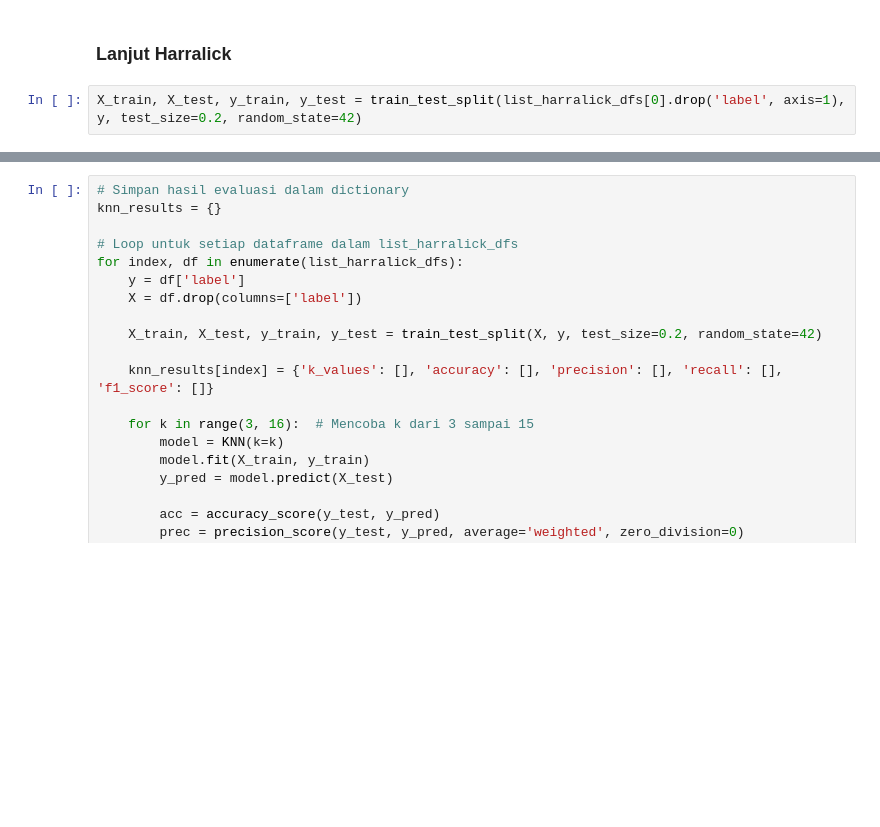
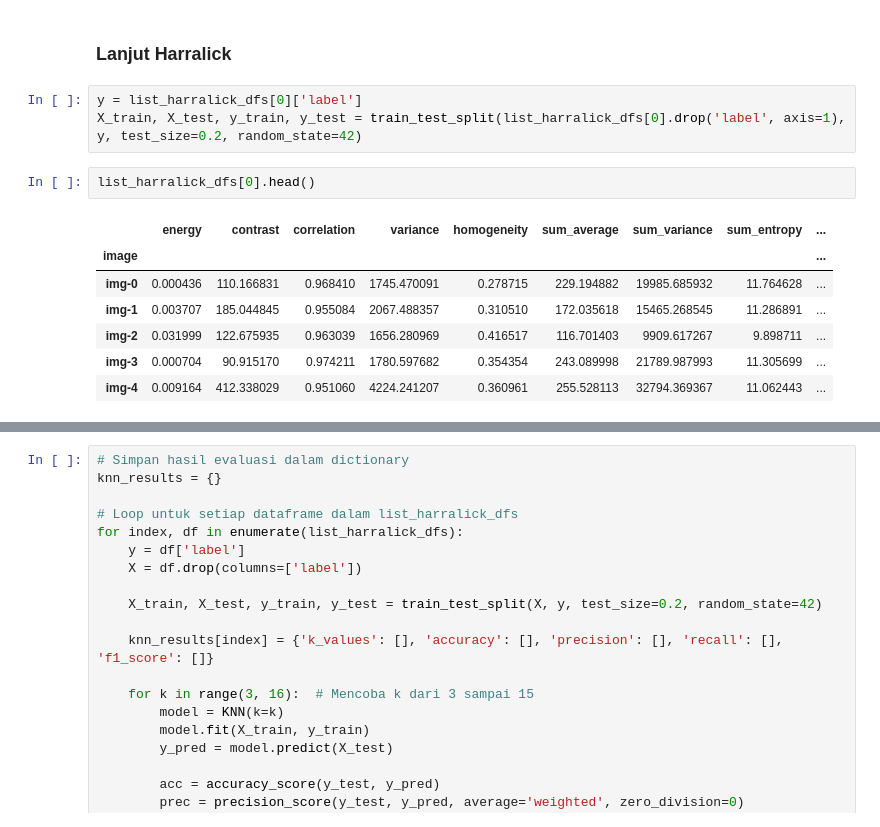
Before and after one commit to Bagusdevaa/Apple-Classfication-using-Harralick-and-KNN, a Jupyter notebook: harralick_classification.ipynb, the cells around one changed output, grey strips where cells are left out. Saved outputs shown, nothing was run; the diff lists cells and outputs as text; blank space fills up the shorter version.

```diff
--- a/harralick_classification.ipynb
+++ b/harralick_classification.ipynb
@@ -87,5 +68,16 @@ f1 = 0.4291139248145083
 # %% [markdown]
 ### Lanjut Harralick
 # %%
+y = list_harralick_dfs[0]['label']
 X_train, X_test, y_train, y_test = train_test_split(list_harralick_dfs[0].drop('label', axis=1), y, test_size=0.2, random_state=42)
+# %%
+list_harralick_dfs[0].head()
+# %% [output]
+|  | energy | contrast | correlation | variance | homogeneity | sum_average | sum_variance | sum_entropy | ... |
+| image |  |  |  |  |  |  |  |  | ... |
+| img-0 | 0.000436 | 110.166831 | 0.968410 | 1745.470091 | 0.278715 | 229.194882 | 19985.685932 | 11.764628 | ... |
+| img-1 | 0.003707 | 185.044845 | 0.955084 | 2067.488357 | 0.310510 | 172.035618 | 15465.268545 | 11.286891 | ... |
+| img-2 | 0.031999 | 122.675935 | 0.963039 | 1656.280969 | 0.416517 | 116.701403 | 9909.617267 | 9.898711 | ... |
+| img-3 | 0.000704 | 90.915170 | 0.974211 | 1780.597682 | 0.354354 | 243.089998 | 21789.987993 | 11.305699 | ... |
+| img-4 | 0.009164 | 412.338029 | 0.951060 | 4224.241207 | 0.360961 | 255.528113 | 32794.369367 | 11.062443 | ... |
 # %%
```
Also changed, not shown: parts of 11 cells of this notebook.
